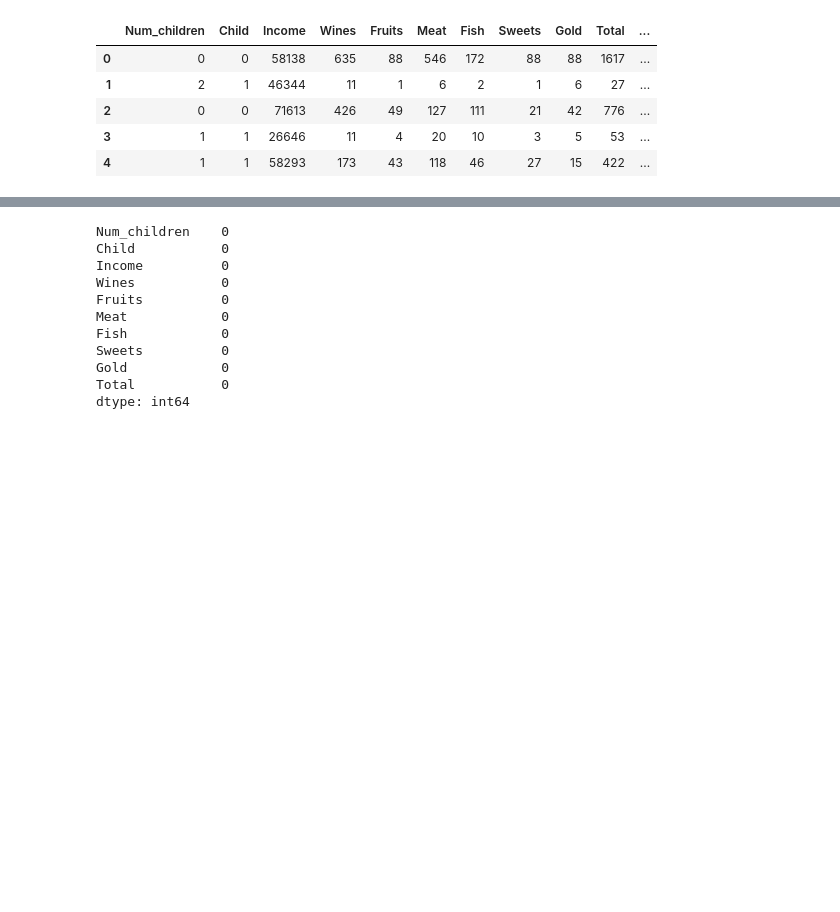
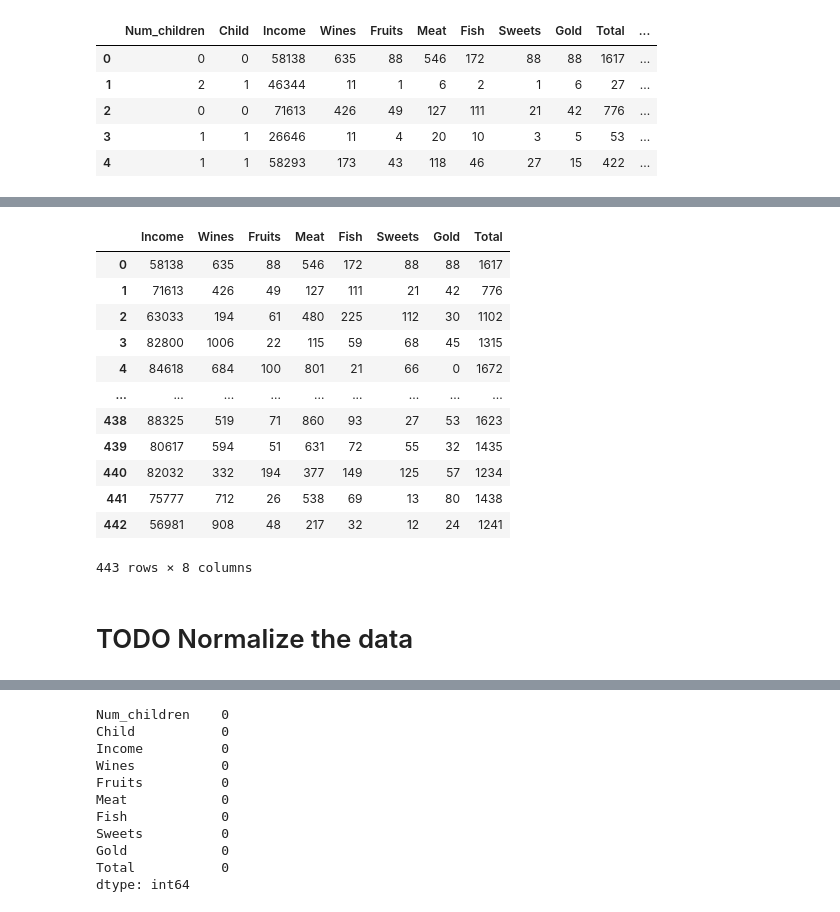
Before and after one commit to johng034/customer-segmentation, a Jupyter notebook: 4. Clustered Data Analysis.ipynb, the cells around one changed output, grey strips where cells are left out. Cells and saved outputs as stored; diff of their text form; code cells hidden in the pictures; blank space fills up the shorter version.

```diff
--- a/4. Clustered Data Analysis.ipynb
+++ b/4. Clustered Data Analysis.ipynb
@@ -34,0 +228,16 @@ label3.reset_index(inplace=True, drop=True)
+# %%
+nc_high_dropped
+# %% [output]
+|  | Income | Wines | Fruits | Meat | Fish | Sweets | Gold | Total |
+| 0 | 58138 | 635 | 88 | 546 | 172 | 88 | 88 | 1617 |
+| 1 | 71613 | 426 | 49 | 127 | 111 | 21 | 42 | 776 |
+| 2 | 63033 | 194 | 61 | 480 | 225 | 112 | 30 | 1102 |
+| 3 | 82800 | 1006 | 22 | 115 | 59 | 68 | 45 | 1315 |
+| 4 | 84618 | 684 | 100 | 801 | 21 | 66 | 0 | 1672 |
+| ... | ... | ... | ... | ... | ... | ... | ... | ... |
+| 438 | 88325 | 519 | 71 | 860 | 93 | 27 | 53 | 1623 |
+| 439 | 80617 | 594 | 51 | 631 | 72 | 55 | 32 | 1435 |
+| 440 | 82032 | 332 | 194 | 377 | 149 | 125 | 57 | 1234 |
+| 441 | 75777 | 712 | 26 | 538 | 69 | 13 | 80 | 1438 |
+| 442 | 56981 | 908 | 48 | 217 | 32 | 12 | 24 | 1241 |
+443 rows × 8 columns
@@ -34,0 +246,2 @@ label3.reset_index(inplace=True, drop=True)
+# %% [markdown]
+# TODO Normalize the data
```
Also changed, not shown: parts of 30 cells of this notebook.
